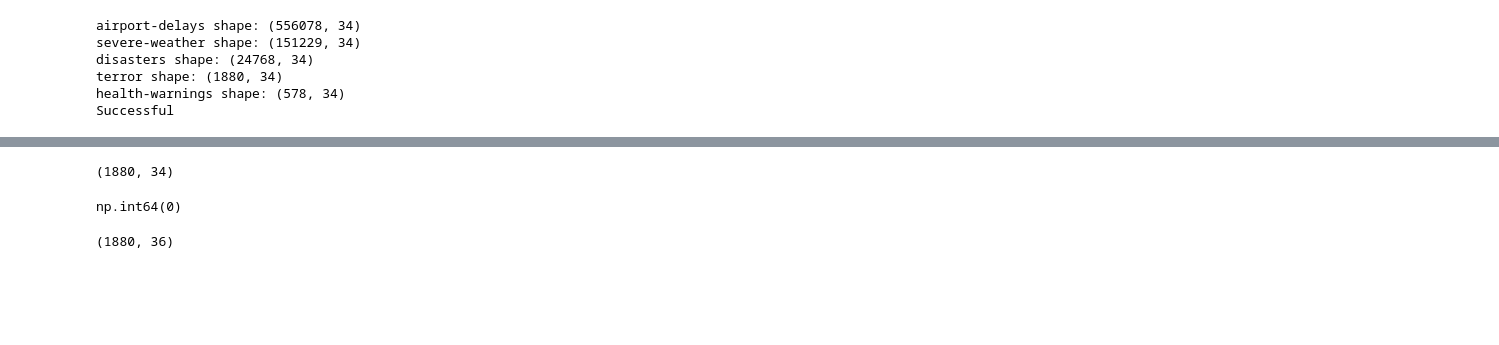
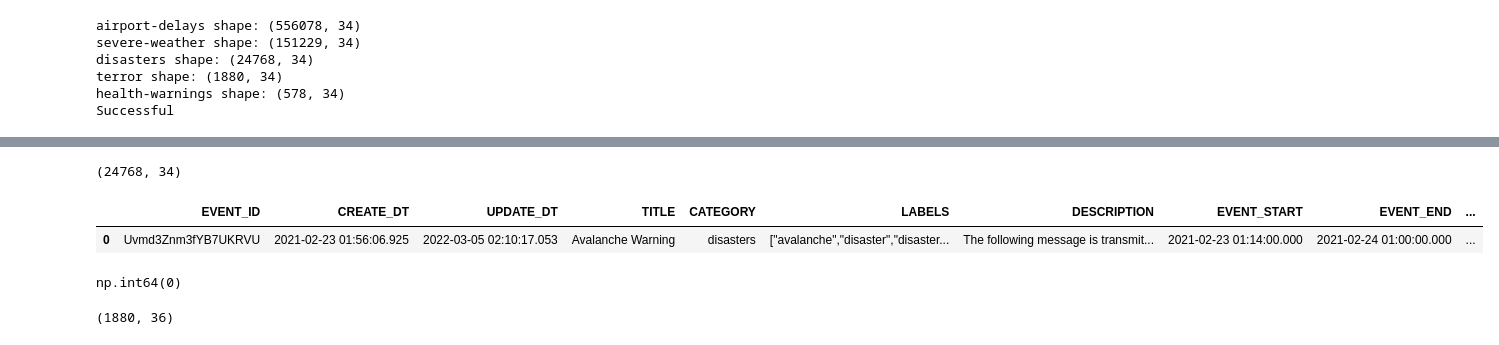
Before and after one commit to shahriarahmadf/event-llm, a Jupyter notebook: notebooks/1.4_assign_cbgid/1.4.3_assign_cbgid_unscheduled.ipynb, the cells around one changed output, grey strips where cells are left out. Cells and saved outputs as stored; diff of their text form; code cells hidden in the pictures; blank space fills up the shorter version.

```diff
--- a/notebooks/1.4_assign_cbgid/1.4.3_assign_cbgid_unscheduled.ipynb
+++ b/notebooks/1.4_assign_cbgid/1.4.3_assign_cbgid_unscheduled.ipynb
@@ -225,9 +234,13 @@ current_category = 'terror'
 # %%
-intermediate = pd.read_csv(f'../../data_CityEvent/processed/events_cbgid_by_category/unscheduled_intermediate/unscheduled_intermediate_{current_category}.csv')
-
+intermediate = pd.read_csv(f'../../data_CityEvent/processed/1.4_events_cbgid_by_category/unscheduled_intermediate/unscheduled_intermediate_{current_category}.csv')
 intermediate.shape
 # %% [output]
-(1880, 34)
+(24768, 34)
+# %%
+display(intermediate[:1])
+# %% [output]
+|  | EVENT_ID | CREATE_DT | UPDATE_DT | TITLE | CATEGORY | LABELS | DESCRIPTION | EVENT_START | EVENT_END | ... |
+| 0 | Uvmd3Znm3fYB7UKRVU | 2021-02-23 01:56:06.925 | 2022-03-05 02:10:17.053 | Avalanche Warning | disasters | ["avalanche","disaster","disaster... | The following message is transmit... | 2021-02-23 01:14:00.000 | 2021-02-24 01:00:00.000 | ... |
 # %%
 intermediate['GEO'].isna().sum()
 # %% [output]
```
Also changed, not shown: parts of 10 cells of this notebook, 4 other files.
